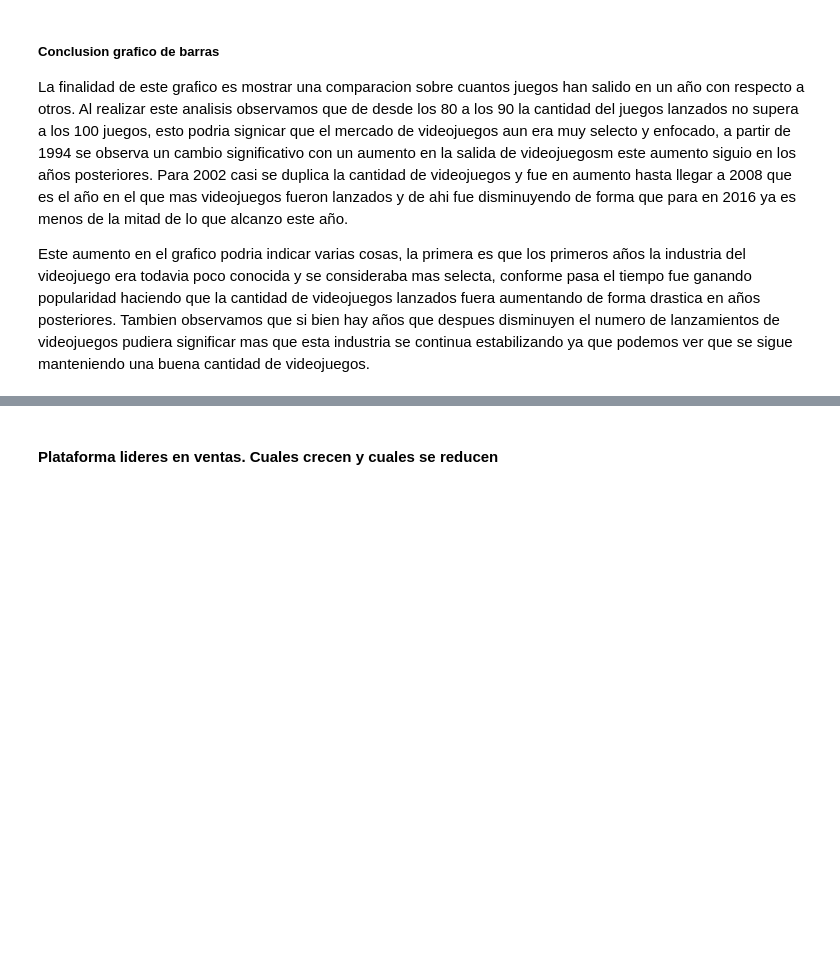
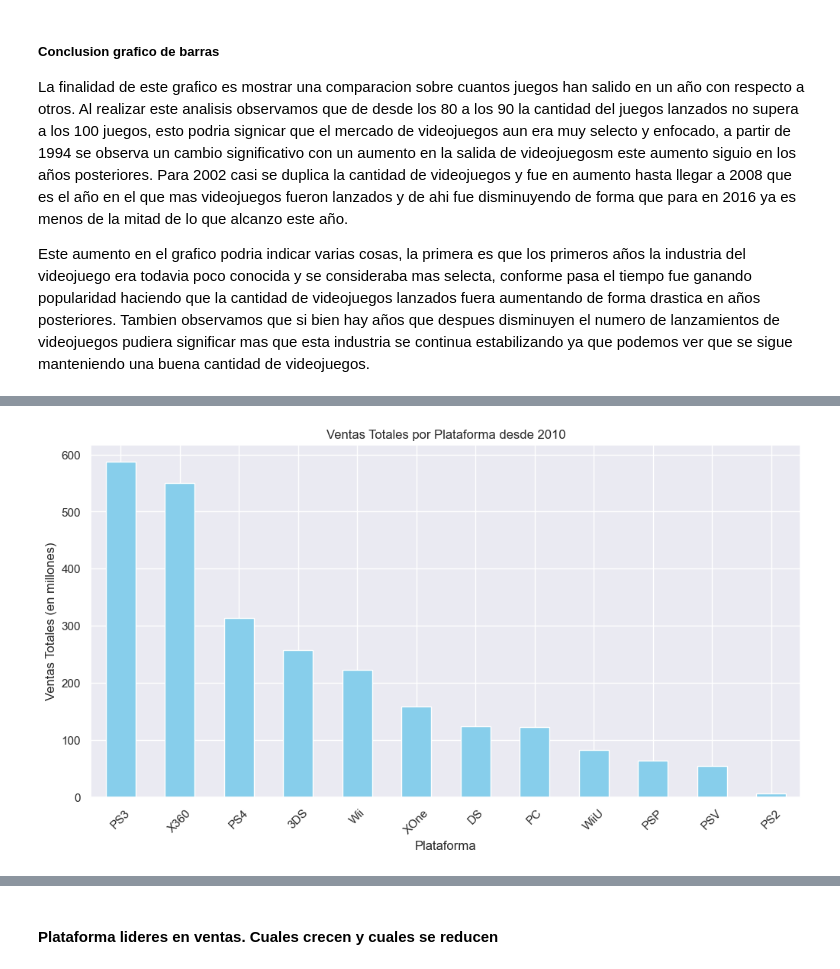
Before and after one commit to ErayFaSol/proyectosDataScience, a Jupyter notebook: proyecto6.ipynb, the cells around one changed output, grey strips where cells are left out. Drawn from its saved outputs; the diff is of its cells as text; code cells hidden in the pictures; blank space fills up the shorter version.

```diff
--- a/proyecto6.ipynb
+++ b/proyecto6.ipynb
@@ -212,0 +272,6 @@ Este aumento en el grafico podria indicar varias cosas, la primera es que los pr
+# %%
+# Filtrar los datos para incluir solo los años desde 2010 en adelante
+data_since_2010 = df[df['year_of_release'] >= 2010]
+# Calcular ventas totales por plataforma en este período
+total_sales_by_platform_since_2010 = data_since_2010.groupby('platform')['total_sales'].sum().sort_values(ascending=False)
+display(total_sales_by_platform_since_2010)
@@ -215,30 +294,0 @@ Este aumento en el grafico podria indicar varias cosas, la primera es que los pr
-# %%
-# Nota: tras realizar este diagrama se encontre que un valor del dataframe tenia informacion erronea y esto entorpecia demasiado el resultado de la grafica
-# Por ello se prefirio eliminar este dato en especifico
-df = df[df['name'] != 'Strongest Tokyo University Shogi DS']
-
-#tomamos las 5 plataformas con mas ventas
-top_platforms = df.groupby(df['platform'])['total_sales'].sum().sort_values(ascending=False).head(5).index
-
-
-filtered_df = df[df['platform'].isin(top_platforms)]
-# Configurar grafico
-sns.set(style="darkgrid")
-palette = sns.color_palette("tab20", n_colors=len(top_platforms))
-
-# Crear el gráfico de líneas para mostrar las ventas de cada plataforma a lo largo del tiempo
-plt.figure(figsize=(16, 8))
-lines = sns.lineplot(data=filtered_df, x='year_of_release', y='total_sales', hue='platform', marker='o', markersize=8, errorbar=None, palette=palette)
-
-# Añadir etiquetas y título
-plt.xlabel('Año de Lanzamiento')
-plt.ylabel('Ventas Globales (Millones)')
-plt.yticks([0, 0.5, 1.0, 1.5, 2.0, 2.5, 3.0], ['0', '50M', '100M', '150M', '200M', '250M', '300M'])
-plt.title('Ventas Globales por Plataforma a lo Largo del Tiempo')
-
-# Mostrar el gráfico
-plt.legend(title='Plataforma', loc='upper left', bbox_to_anchor=(1, 1))
-plt.show()
-
-display(filtered_df[filtered_df['year_of_release'] == 2006]['total_sales'].sum()  )
-display
@@ -314,0 +295,11 @@ None
+# %%
+# Visualizar las plataformas con mayores ventas totales desde 2010
+plt.figure(figsize=(12, 6))
+total_sales_by_platform_since_2010.plot(kind='bar', color='skyblue')
+plt.title('Ventas Totales por Plataforma desde 2010')
+plt.xlabel('Plataforma')
+plt.ylabel('Ventas Totales (en millones)')
+plt.xticks(rotation=45)
+plt.show()
+# %% [output]
+[figure, added]
```
Also changed, not shown: parts of 21 cells of this notebook, 1 other file.
